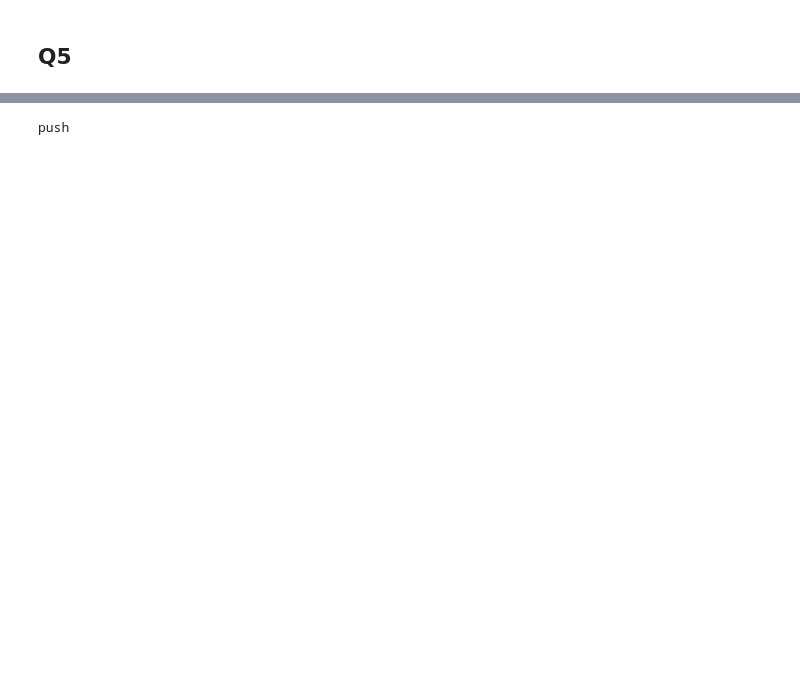
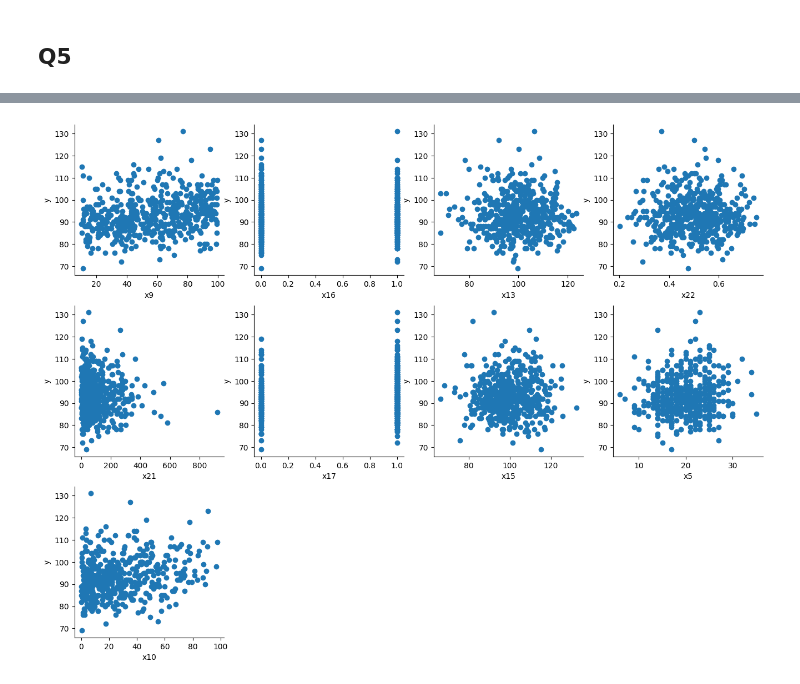
Before and after one commit to 1spb/ex1_stat_learning, a Jupyter notebook: ex1.ipynb, the cells around one changed output, grey strips where cells are left out. Drawn from its saved outputs; the diff is of its cells as text; code cells hidden in the pictures; blank space fills up the shorter version.

```diff
--- a/ex1.ipynb
+++ b/ex1.ipynb
@@ -49,9 +49,8 @@ df = pd.read_csv('dataset.csv')
 # Extract the first column as the explained variable and the remaining columns as the explanatory variables
 y = df.iloc[:, 0]
 X = df.iloc[:, 1:]
-
 # Add a constant term to the explanatory variables
-X = sm.add_constant(X, prepend=False)
+X = sm.add_constant(X)
 
 model = sm.OLS(y, X)
 results = model.fit()
@@ -122,7 +134,7 @@ that were kept after ellimination :  Index(['x13', 'x15', 'x16', 'x18', 'x21', '
 # %%
 # Plot the columns that were removed
-for col in res[0]:
-    plt.scatter(df[col], y)
-    plt.xlabel(col)
-    plt.ylabel(df.columns[0])
-    plt.show()
+# for col in res[0]:
+#     plt.scatter(df[col], y)
+#     plt.xlabel(col)
+#     plt.ylabel(df.columns[0])
+#     plt.show()
@@ -143,4 +141,19 @@ for col in res[0]:
-# %%
-print("push")
-# %% [output]
-push
+# %%
+# Plot the columns that were removed
+fig, axs = plt.subplots(nrows=(len(res[0]) + 3) // 4, ncols=4, figsize=(16, 4*(len(res[0]) + 3) // 4))
+for i, col in enumerate(res[0]):
+    row, col_idx = divmod(i, 4)
+    axs[row, col_idx].scatter(df[col], df[df.columns[0]])
+    axs[row, col_idx].set_xlabel(col)
+    axs[row, col_idx].set_ylabel(df.columns[0])
+    axs[row, col_idx].spines['right'].set_visible(False)
+    axs[row, col_idx].spines['top'].set_visible(False)
+
+# Remove unused subplots
+while i < len(axs.flat) - 1:
+    axs.flatten()[i+1].remove()
+    i += 1
+
+plt.show()
+# %% [output]
+[figure, added]
```
Also changed, not shown: parts of 5 cells of this notebook.
